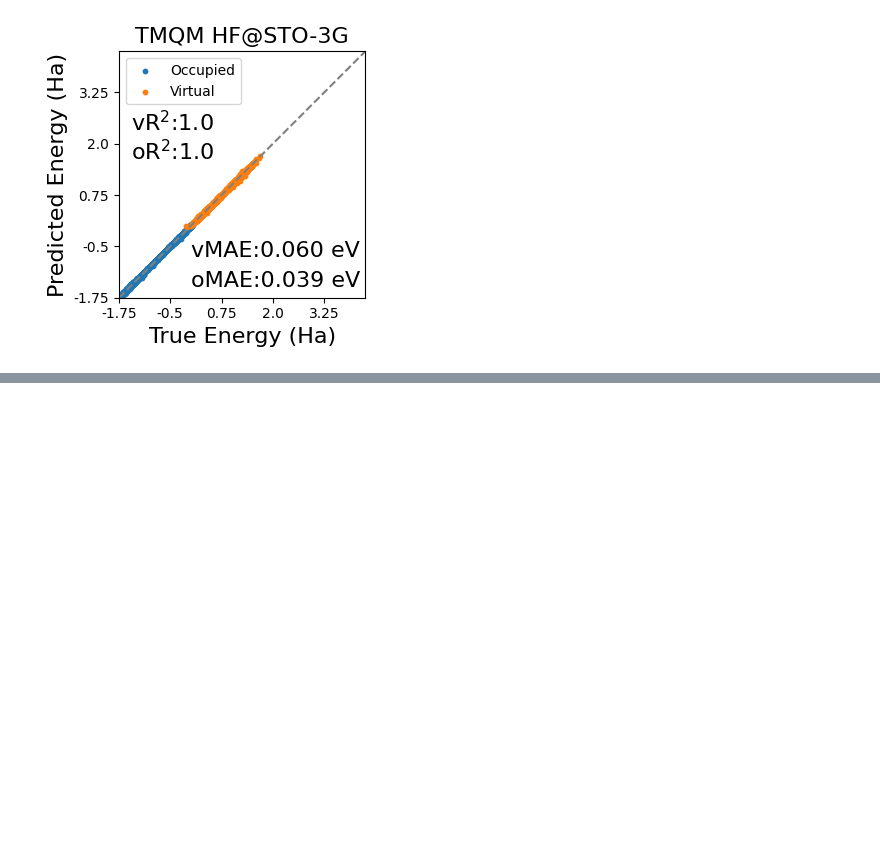
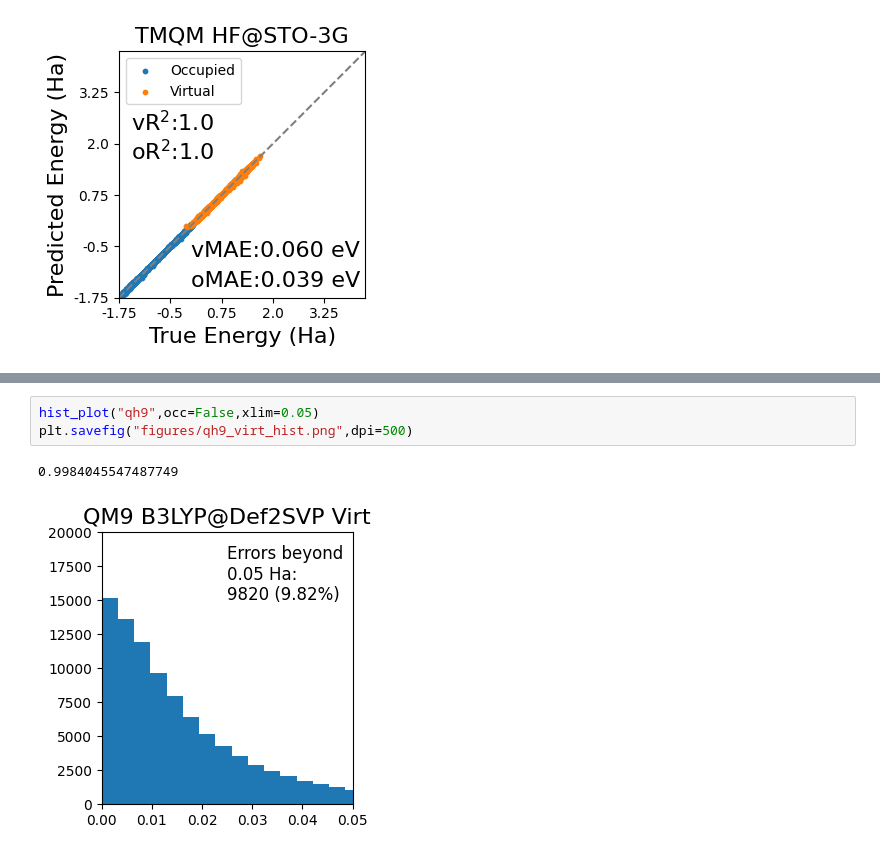
Before and after one commit to GagliardiGroup/CEONet, a Jupyter notebook: notebooks/figures.ipynb, the cells around one changed output, grey strips where cells are left out. Drawn from its saved outputs; the diff is of its cells as text; blank space fills up the shorter version.

```diff
--- a/notebooks/figures.ipynb
+++ b/notebooks/figures.ipynb
@@ -101,0 +160,6 @@ Virt MAE (mHa): 2.2049582160418058
+# %%
+hist_plot("qh9",occ=False,xlim=0.05)
+plt.savefig("figures/qh9_virt_hist.png",dpi=500)
+# %% [output]
+0.9984045547487749
+[figure, added]
```
Also changed, not shown: parts of 8 cells of this notebook, 13 other files.
